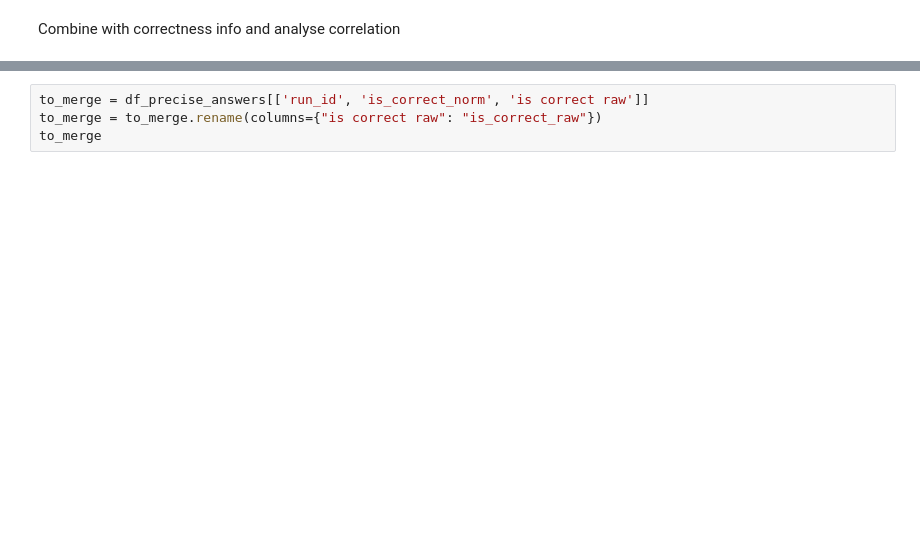
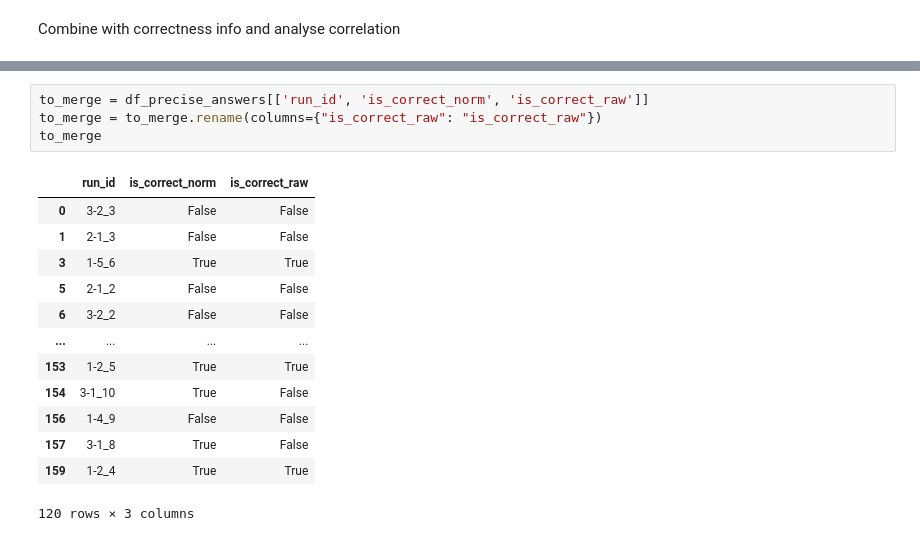
Before and after one commit to dracor-org/dracor-mcp-evaluation, a Jupyter notebook: automatic_evaluation/responses_analyser.ipynb, the cells around one changed output, grey strips where cells are left out. Saved outputs shown, nothing was run; the diff lists cells and outputs as text; blank space fills up the shorter version.

```diff
--- a/automatic_evaluation/responses_analyser.ipynb
+++ b/automatic_evaluation/responses_analyser.ipynb
@@ -444,7 +1009,21 @@ df_precise_answers['run_id']
 # %%
-to_merge = df_precise_answers[['run_id', 'is_correct_norm', 'is correct raw']]
-to_merge = to_merge.rename(columns={"is correct raw": "is_correct_raw"})
+to_merge = df_precise_answers[['run_id', 'is_correct_norm', 'is_correct_raw']]
+to_merge = to_merge.rename(columns={"is_correct_raw": "is_correct_raw"})
 to_merge
+# %% [output]
+|  | run_id | is_correct_norm | is_correct_raw |
+| 0 | 3-2_3 | False | False |
+| 1 | 2-1_3 | False | False |
+| 3 | 1-5_6 | True | True |
+| 5 | 2-1_2 | False | False |
+| 6 | 3-2_2 | False | False |
+| ... | ... | ... | ... |
+| 153 | 1-2_5 | True | True |
+| 154 | 3-1_10 | True | False |
+| 156 | 1-4_9 | False | False |
+| 157 | 3-1_8 | True | False |
+| 159 | 1-2_4 | True | True |
+120 rows × 3 columns
 # %%
 merged = (
     df_tool_chains.merge(
```
Also changed, not shown: parts of 64 cells of this notebook, 3 other files.
